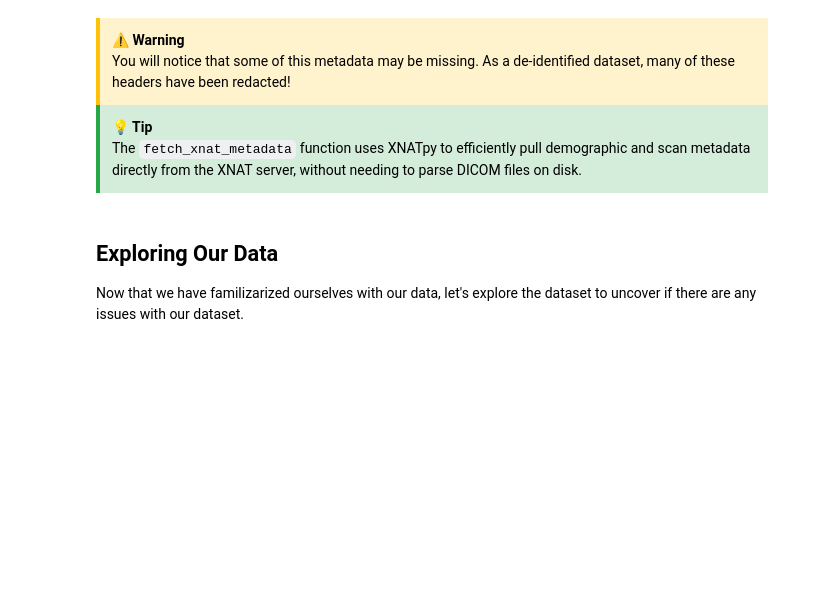
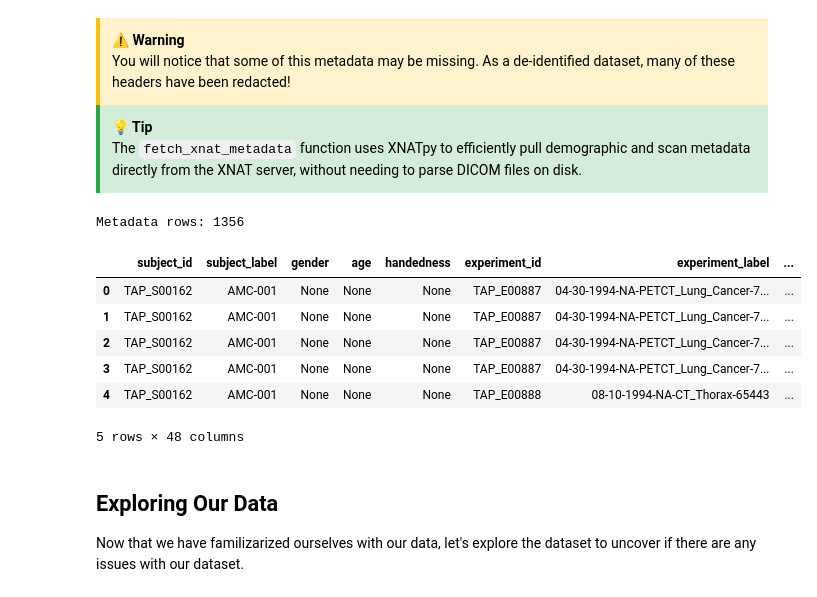
Before and after one commit to Thorpe7/Notebooks, a Jupyter notebook: Getting_Started_ML_Training/xnat_ml_training_demo_resnet_balanced.ipynb, the cells around one changed output. Cells and saved outputs as stored; diff of their text form; code cells hidden in the pictures; blank space fills up the shorter version.

```diff
--- a/Getting_Started_ML_Training/xnat_ml_training_demo_resnet_balanced.ipynb
+++ b/Getting_Started_ML_Training/xnat_ml_training_demo_resnet_balanced.ipynb
@@ -374,15 +389,25 @@ The <code>fetch_xnat_metadata</code> function uses XNATpy to efficiently pull de
 # %%
 # Build a metadata dataframe using XNATpy to pull demographic & scan metadata
 # This uses the existing XNAT connection to efficiently fetch metadata
-PROJECT_ID = "00001"
+PROJECT_ID = "NSCLC_RADIOGENOMICS"
 
 meta_df = fetch_xnat_metadata(
     project_id=PROJECT_ID,
-    connection=connection,  # Reuse the existing connection from section 2.2
+    connection=connection,
+    include_dicom_metrics=True
 )
 
 print(f"Metadata rows: {len(meta_df)}")
 meta_df.head()
+# %% [output]
+Metadata rows: 1356
+|  | subject_id | subject_label | gender | age | handedness | experiment_id | experiment_label | ... |
+| 0 | TAP_S00162 | AMC-001 | None | None | None | TAP_E00887 | 04-30-1994-NA-PETCT_Lung_Cancer-7... | ... |
+| 1 | TAP_S00162 | AMC-001 | None | None | None | TAP_E00887 | 04-30-1994-NA-PETCT_Lung_Cancer-7... | ... |
+| 2 | TAP_S00162 | AMC-001 | None | None | None | TAP_E00887 | 04-30-1994-NA-PETCT_Lung_Cancer-7... | ... |
+| 3 | TAP_S00162 | AMC-001 | None | None | None | TAP_E00887 | 04-30-1994-NA-PETCT_Lung_Cancer-7... | ... |
+| 4 | TAP_S00162 | AMC-001 | None | None | None | TAP_E00888 | 08-10-1994-NA-CT_Thorax-65443 | ... |
+5 rows × 48 columns
 # %% [markdown]
 ## Exploring Our Data
 
```
Also changed, not shown: parts of 4 cells of this notebook, 1 other file.
